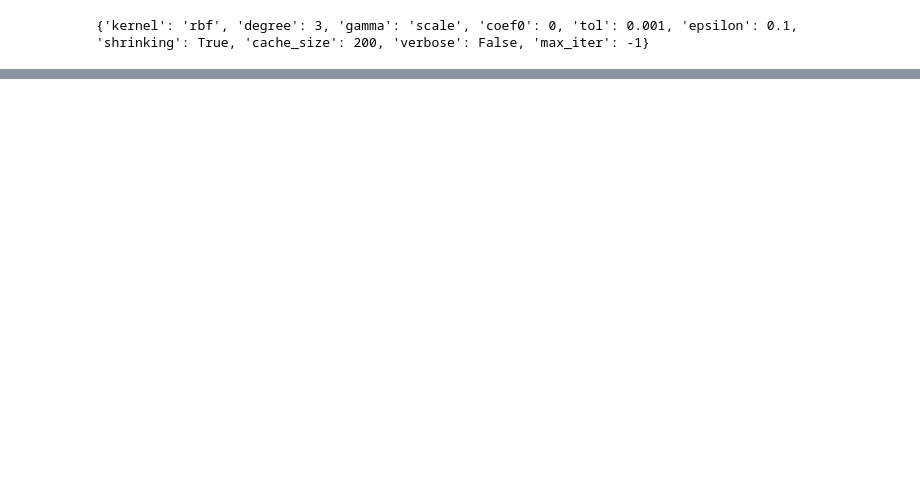
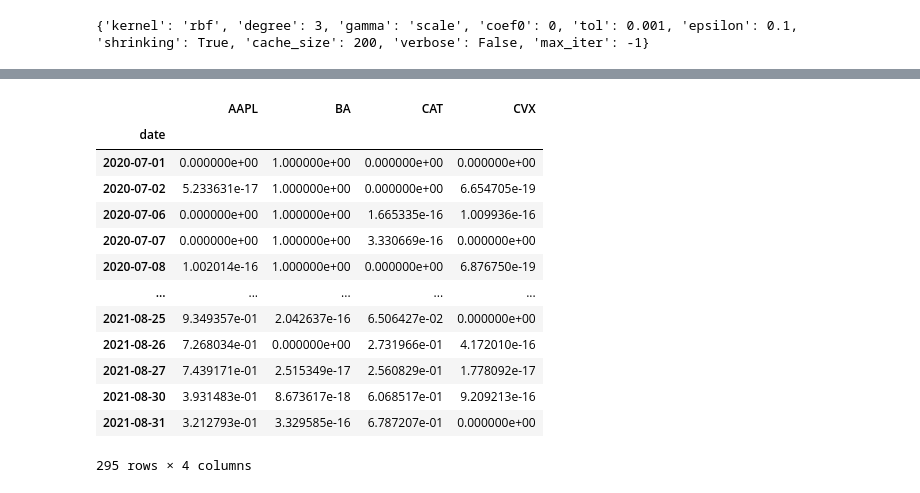
Before and after one commit to didemdurukan/portfolio_allocation_framework, a Jupyter notebook: AgentLayer/model_structure.ipynb, the cells around one changed output, grey strips where cells are left out. Cells and saved outputs as stored; diff of their text form; code cells hidden in the pictures; blank space fills up the shorter version.

```diff
--- a/AgentLayer/model_structure.ipynb
+++ b/AgentLayer/model_structure.ipynb
@@ -503,6 +512,7 @@ class SVRAgent(ConventionalAgent):
     def predict(self,
                test_data,
                initial_capital = 1000000,
+               transaction_cost_pct = 0.001,
                tech_indicator_list = [
                     "macd",
                     "boll_ub",
@@ -518,14 +528,15 @@ class SVRAgent(ConventionalAgent):
         for i in test_data.tic:
             meta_coefficient[i] = []
         unique_trade_date = test_data.date.unique()
+        weight_arr = [np.array([1/len(test_data.tic.unique())]*len(test_data.tic.unique()))]
         portfolio = pd.DataFrame(index=range(1), columns=unique_trade_date)
         portfolio.loc[0, unique_trade_date[0]] = initial_capital
         for i in range(len(unique_trade_date) - 1):
             mu, sigma, tics, df_current, df_next = self._return_predict(
                 unique_trade_date, test_data, i, tech_indicator_list)
 
-            portfolio_value = self._weight_optimization(
-                i, unique_trade_date, meta_coefficient, mu, sigma, tics, portfolio, df_current, df_next)
+            portfolio_value, weight_arr = self._weight_optimization(
+                i, unique_trade_date, meta_coefficient, mu, sigma, tics, portfolio, df_current, df_next, transaction_cost_pct, weight_arr)
 
         portfolio = portfolio_value
         portfolio = portfolio.T
@@ -533,14 +544,8 @@ class SVRAgent(ConventionalAgent):
         portfolio = portfolio.reset_index()
         portfolio.columns = ['date', 'account_value']
 
-        '''Backtest hasn't been implemented yet, hence commented.'''
-        #stats = backtest_stats(portfolio, value_col_name='account_value')
-
-        portfolio_cumprod = (
-            portfolio.account_value.pct_change()+1).cumprod()-1
-
         meta_coefficient = pd.DataFrame(meta_coefficient).set_index("date")
-        return portfolio, portfolio_cumprod, pd.DataFrame(meta_coefficient)
+        return portfolio, meta_coefficient
 
     def _return_predict(self, unique_trade_date, test_data, i, tech_indicator_list):
 
@@ -562,13 +567,17 @@ class SVRAgent(ConventionalAgent):
 
         return mu, sigma, tics, df_current, df_next
 
-    def _weight_optimization(self, i, unique_trade_date, meta_coefficient, mu, sigma, tics, portfolio, df_current, df_next):
+    def _weight_optimization(self, i, unique_trade_date, meta_coefficient, mu, sigma, tics, portfolio, df_current, df_next, transaction_cost_pct, weight_arr):
         current_date = unique_trade_date[i]
         predicted_y_df = pd.DataFrame(
             {"tic": tics.reshape(-1,), "predicted_y": mu.reshape(-1,)})
         min_weight, max_weight = 0, 1
 
         ef = EfficientFrontier(mu, sigma)
+        w_prev = np.array(weight_arr[-1],dtype=object)
+        print(w_prev)
+        print("---------------")
+        ef.add_objective(objective_functions.transaction_cost, w_prev = w_prev, k = transaction_cost_pct)
         weights = ef.nonconvex_objective(
             objective_functions.sharpe_ratio,
             objective_args=(ef.expected_returns, ef.cov_matrix),
@@ -581,6 +590,7 @@ class SVRAgent(ConventionalAgent):
             ],
         )
 
+
         weight_df = {"tic": [], "weight": []}
         meta_coefficient["date"] += [current_date]
 
@@ -592,9 +602,11 @@ class SVRAgent(ConventionalAgent):
 
         tics_list = list(weight_df['tic'])
         weights_list = list(weight_df['weight'])
+        new_weights = []
         for j in range(len(tics_list)):
             meta_coefficient[tics_list[j]] += [weights_list[j]]
-
+            new_weights.append(weights_list[j])
+        weight_arr.append(new_weights)
         cap = portfolio.iloc[0, i]
         # current cash invested for each stock
         current_cash = [element * cap for element in list(weights.values())]
@@ -604,7 +616,7 @@ class SVRAgent(ConventionalAgent):
         next_price = np.array(df_next.close)
         portfolio.iloc[0, i+1] = np.dot(current_shares, next_price)
 
-        return portfolio
+        return portfolio , weight_arr
 
 
     def save_model(self,  file_name):
@@ -1432,3 +1394,3 @@ AttributeError: 'numpy.ndarray' object has no attribute 'tic'
 # %%
 # create agent
-lr = LRAgent(**policy_params["LR_PARAMS"])
+svr = SVRAgent(**policy_params["SVR_PARAMS"])
@@ -1437,0 +1397,2 @@ lr.train_model(train_x, train_y, **train_params["LR_PARAMS"])
+# %%
+svr.train_model(X, y, **train_params["SVR_PARAMS"])
@@ -1438,8 +1402,6 @@ lr.train_model(train_x, train_y, **train_params["LR_PARAMS"])
 # %%
 #predict
-portfolio, portfolio_cumprod, meta_coefficient = lr.predict(trade, **test_params["LR_PARAMS"])
+portfolio, meta_coefficient = svr.predict(trade, **test_params["SVR_PARAMS"])
 print(portfolio)
 print("--------\n")
 print(meta_coefficient)
-print("--------\n")
-print(portfolio_cumprod)
@@ -1445,0 +1442,17 @@ print(portfolio_cumprod)
+# %%
+meta_coefficient
+# %% [output]
+|  | AAPL | BA | CAT | CVX |
+| date |  |  |  |  |
+| 2020-07-01 | 0.000000e+00 | 1.000000e+00 | 0.000000e+00 | 0.000000e+00 |
+| 2020-07-02 | 5.233631e-17 | 1.000000e+00 | 0.000000e+00 | 6.654705e-19 |
+| 2020-07-06 | 0.000000e+00 | 1.000000e+00 | 1.665335e-16 | 1.009936e-16 |
+| 2020-07-07 | 0.000000e+00 | 1.000000e+00 | 3.330669e-16 | 0.000000e+00 |
+| 2020-07-08 | 1.002014e-16 | 1.000000e+00 | 0.000000e+00 | 6.876750e-19 |
+| ... | ... | ... | ... | ... |
+| 2021-08-25 | 9.349357e-01 | 2.042637e-16 | 6.506427e-02 | 0.000000e+00 |
+| 2021-08-26 | 7.268034e-01 | 0.000000e+00 | 2.731966e-01 | 4.172010e-16 |
+| 2021-08-27 | 7.439171e-01 | 2.515349e-17 | 2.560829e-01 | 1.778092e-17 |
+| 2021-08-30 | 3.931483e-01 | 8.673617e-18 | 6.068517e-01 | 9.209213e-16 |
+| 2021-08-31 | 3.212793e-01 | 3.329585e-16 | 6.787207e-01 | 0.000000e+00 |
+295 rows × 4 columns
```
Also changed, not shown: parts of 11 cells of this notebook, 13 other files.
